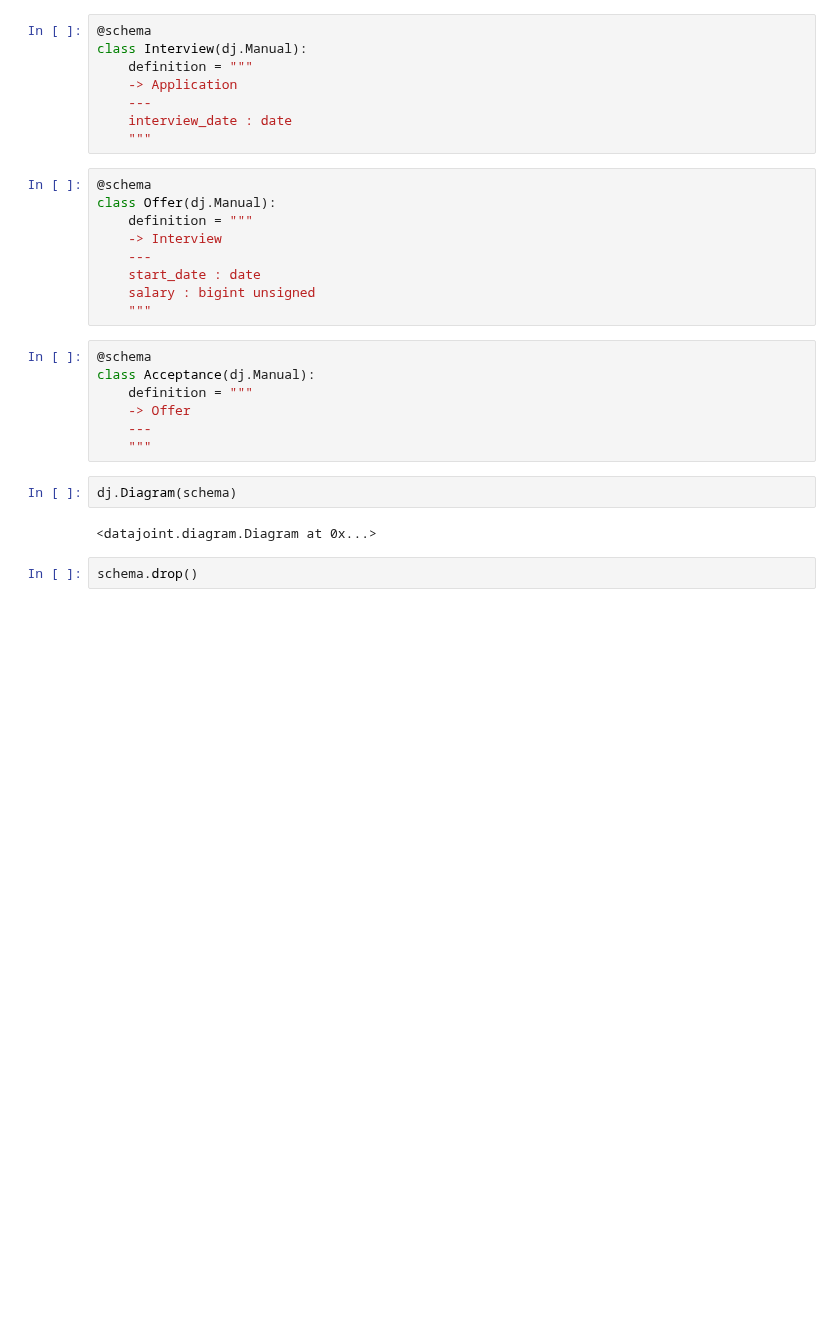
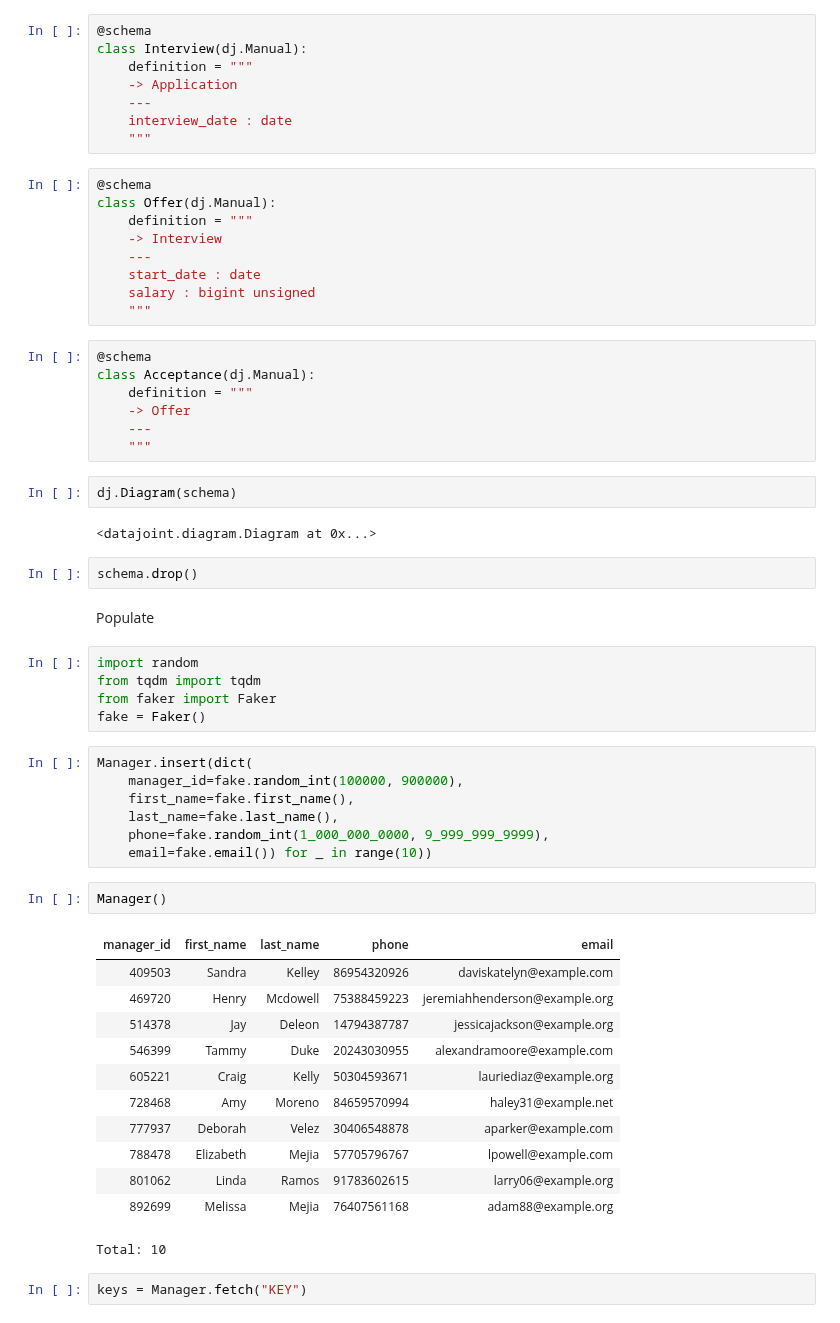
Before and after one commit to JasmineMadi/datajoint-tutorials, a Jupyter notebook: db-course/PythonFinalPro.ipynb, the cells around one changed output. Cells and saved outputs as stored; diff of their text form; blank space fills up the shorter version.

```diff
--- a/db-course/PythonFinalPro.ipynb
+++ b/db-course/PythonFinalPro.ipynb
@@ -102,3 +102,34 @@ dj.Diagram(schema)
 <datajoint.diagram.Diagram at 0x...>
 # %%
 schema.drop()
+# %% [markdown]
+Populate
+# %%
+import random
+from tqdm import tqdm
+from faker import Faker
+fake = Faker()
+# %%
+Manager.insert(dict(
+    manager_id=fake.random_int(100000, 900000),
+    first_name=fake.first_name(),
+    last_name=fake.last_name(),
+    phone=fake.random_int(1_000_000_0000, 9_999_999_9999),
+    email=fake.email()) for _ in range(10))
+# %%
+Manager()
+# %% [output]
+| manager_id | first_name | last_name | phone | email |
+| 409503 | Sandra | Kelley | 86954320926 | daviskatelyn@example.com |
+| 469720 | Henry | Mcdowell | 75388459223 | jeremiahhenderson@example.org |
+| 514378 | Jay | Deleon | 14794387787 | jessicajackson@example.org |
+| 546399 | Tammy | Duke | 20243030955 | alexandramoore@example.com |
+| 605221 | Craig | Kelly | 50304593671 | lauriediaz@example.org |
+| 728468 | Amy | Moreno | 84659570994 | haley31@example.net |
+| 777937 | Deborah | Velez | 30406548878 | aparker@example.com |
+| 788478 | Elizabeth | Mejia | 57705796767 | lpowell@example.com |
+| 801062 | Linda | Ramos | 91783602615 | larry06@example.org |
+| 892699 | Melissa | Mejia | 76407561168 | adam88@example.org |
+Total: 10
+# %%
+keys = Manager.fetch("KEY")
```
Also changed, not shown: parts of 5 cells of this notebook, 1 other file.
